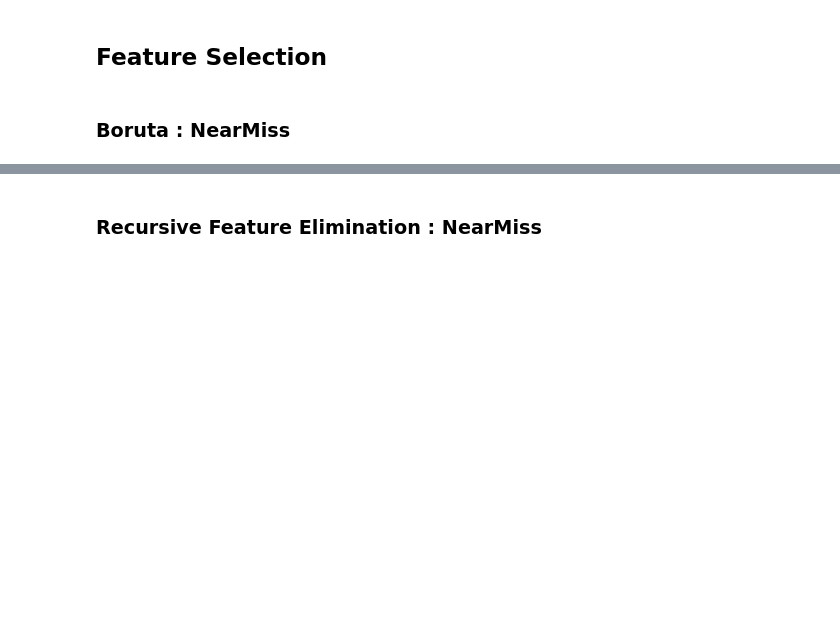
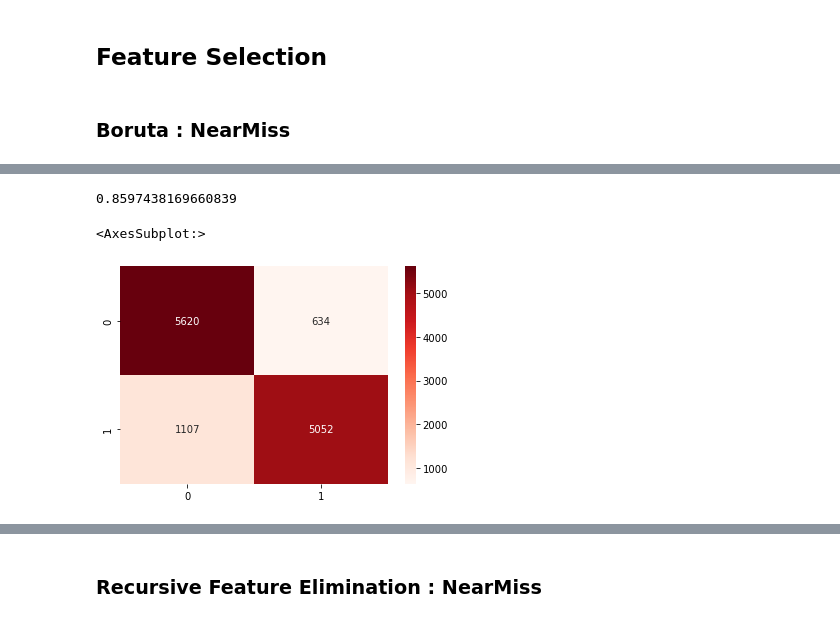
Before and after one commit to eltarr-kawther/Credit-Scoring, a Jupyter notebook: Notebooks/FeatureSelection.ipynb, the cells around one changed output, grey strips where cells are left out. Cells and saved outputs as stored; diff of their text form; code cells hidden in the pictures; blank space fills up the shorter version.

Commit message:
boruta nearmiss xgboost

```diff
--- a/Notebooks/FeatureSelection.ipynb
+++ b/Notebooks/FeatureSelection.ipynb
@@ -323,0 +264,9 @@ weighted avg       0.67      0.67      0.67     12413
+# %%
+scaler = StandardScaler()
+X_nm_boruta = scaler.fit_transform(X_nm_boruta)
+# %%
+X_train_nb, X_val_nb, y_train_nb, y_val_nb = train_test_split(X_nm_boruta, y_nm, test_size = 0.25, shuffle=True)
+# %%
+model = xg.XGBClassifier()
+
+model.fit(X_train_nb, y_train_nb)
@@ -323,0 +285,11 @@ weighted avg       0.67      0.67      0.67     12413
+# %%
+y_pred_nb = model.predict(X_val_nb)
+# %%
+accuracy_score(y_val_nb, y_pred_nb)
+# %% [output]
+0.8597438169660839
+# %%
+sns.heatmap(confusion_matrix(y_val_nb, y_pred_nb), annot=True, fmt='.4g', cmap='Reds')
+# %% [output]
+<AxesSubplot:>
+[figure, added]
```
Also changed, not shown: parts of 53 cells of this notebook.
